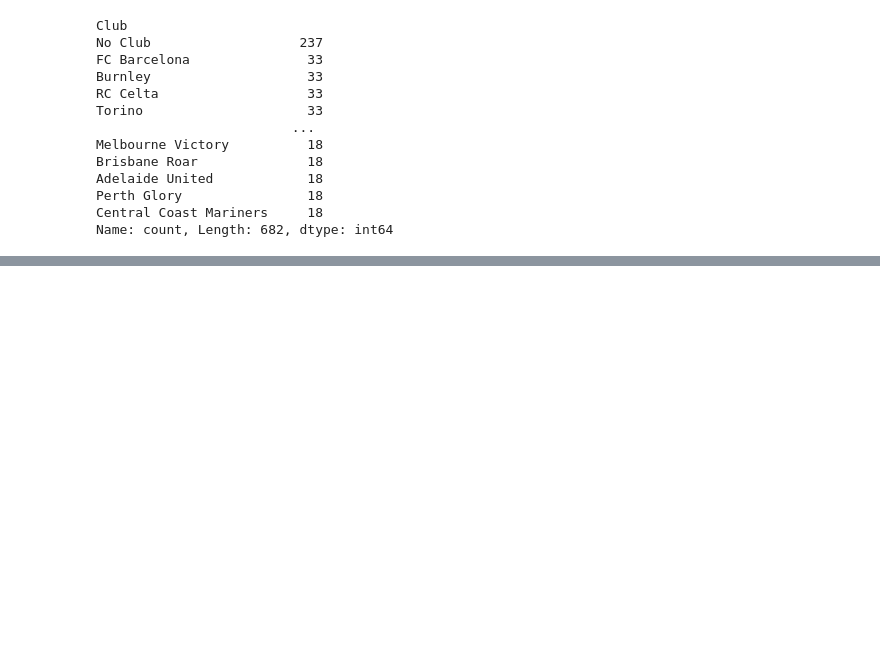
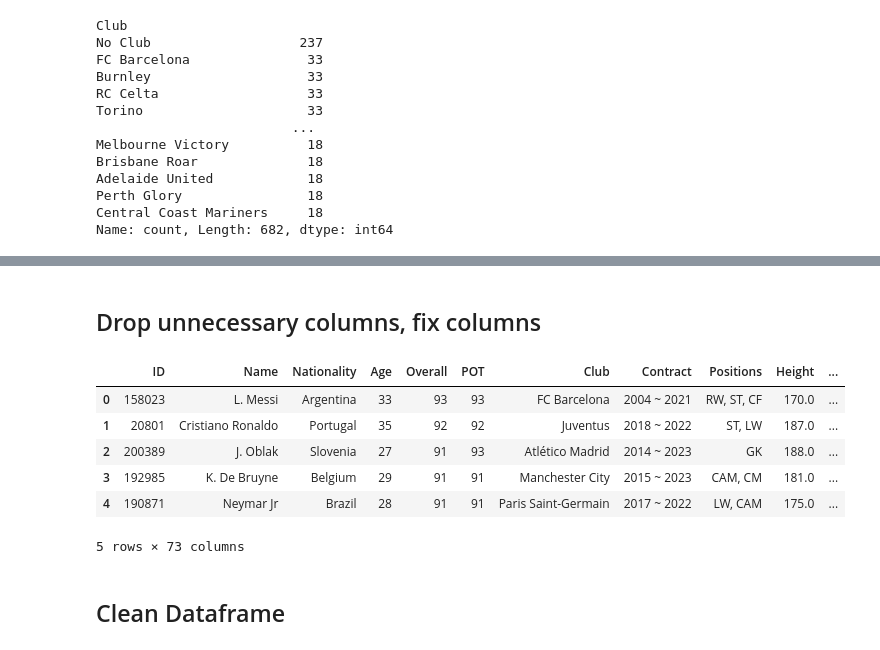
Before and after one commit to Ashvalano/data_analysis_prac, a Jupyter notebook: fifa data cleaning/fifa_dataCleaning.ipynb, the cells around one changed output, grey strips where cells are left out. Drawn from its saved outputs; the diff is of its cells as text; code cells hidden in the pictures; blank space fills up the shorter version.

```diff
--- a/fifa data cleaning/fifa_dataCleaning.ipynb
+++ b/fifa data cleaning/fifa_dataCleaning.ipynb
@@ -254,0 +364,18 @@ Name: count, Length: 131, dtype: int64
+# %%
+def hits_clean(hits):
+    if hits[-1] == 'K':
+        return float(hits[:-1]) * 1000
+    else:
+        return hits
+# %%
+df['Hits'] = df['Hits'].apply(hits_clean)
+# %%
+df['Hits'] = pd.to_numeric(df['Hits'], errors = 'coerce')
+
+# test filna by mean
+# mean = df['Hits'].mean()
+# df['Hits'] = df['Hits'].fillna(mean)
+# df['Hits'].isnull().sum()
+
+df['Hits'].head(10)
+# df['Hits'].unique()
@@ -254,0 +394,37 @@ Name: count, Length: 131, dtype: int64
+# %% [markdown]
+## Drop unnecessary columns, fix columns
+# %%
+df.columns
+# drop_columns = ['photoUrl', 'playerUrl']
+# df.drop(drop_columns, axis=1)
+
+retain_columns = ['ID', 'Name', 'Nationality', 'Age',
+       '↓OVA', 'POT', 'Club', 'Contract', 'Positions', 'Height', 'Weight',
+       'Preferred Foot', 'BOV', 'Best Position', 'Joined',
+       'Value', 'Wage', 'Release Clause', 'Attacking', 'Crossing', 'Finishing',
+       'Heading Accuracy', 'Short Passing', 'Volleys', 'Skill', 'Dribbling',
+       'Curve', 'FK Accuracy', 'Long Passing', 'Ball Control', 'Movement',
+       'Acceleration', 'Sprint Speed', 'Agility', 'Reactions', 'Balance',
+       'Power', 'Shot Power', 'Jumping', 'Stamina', 'Strength', 'Long Shots',
+       'Mentality', 'Aggression', 'Interceptions', 'Positioning', 'Vision',
+       'Penalties', 'Composure', 'Defending', 'Marking', 'Standing Tackle',
+       'Sliding Tackle', 'Goalkeeping', 'GK Diving', 'GK Handling',
+       'GK Kicking', 'GK Positioning', 'GK Reflexes', 'Total Stats',
+       'Base Stats', 'W/F', 'SM', 'A/W', 'D/W', 'IR', 'PAC', 'SHO', 'PAS',
+       'DRI', 'DEF', 'PHY', 'Hits']
+
+df = df[retain_columns]
+df = df.rename(columns={'↓OVA':'Overall'})
+# should rename Height(cm), Weight(kg), Value($),Wage($),Release Clause($)
+# %%
+df.head()
+# %% [output]
+|  | ID | Name | Nationality | Age | Overall | POT | Club | Contract | Positions | Height | ... |
+| 0 | 158023 | L. Messi | Argentina | 33 | 93 | 93 | FC Barcelona | 2004 ~ 2021 | RW, ST, CF | 170.0 | ... |
+| 1 | 20801 | Cristiano Ronaldo | Portugal | 35 | 92 | 92 | Juventus | 2018 ~ 2022 | ST, LW | 187.0 | ... |
+| 2 | 200389 | J. Oblak | Slovenia | 27 | 91 | 93 | Atlético Madrid | 2014 ~ 2023 | GK | 188.0 | ... |
+| 3 | 192985 | K. De Bruyne | Belgium | 29 | 91 | 91 | Manchester City | 2015 ~ 2023 | CAM, CM | 181.0 | ... |
+| 4 | 190871 | Neymar Jr | Brazil | 28 | 91 | 91 | Paris Saint-Germain | 2017 ~ 2022 | LW, CAM | 175.0 | ... |
+5 rows × 73 columns
+# %% [markdown]
+## Clean Dataframe
```
Also changed, not shown: parts of 21 cells of this notebook, 2 other files.
